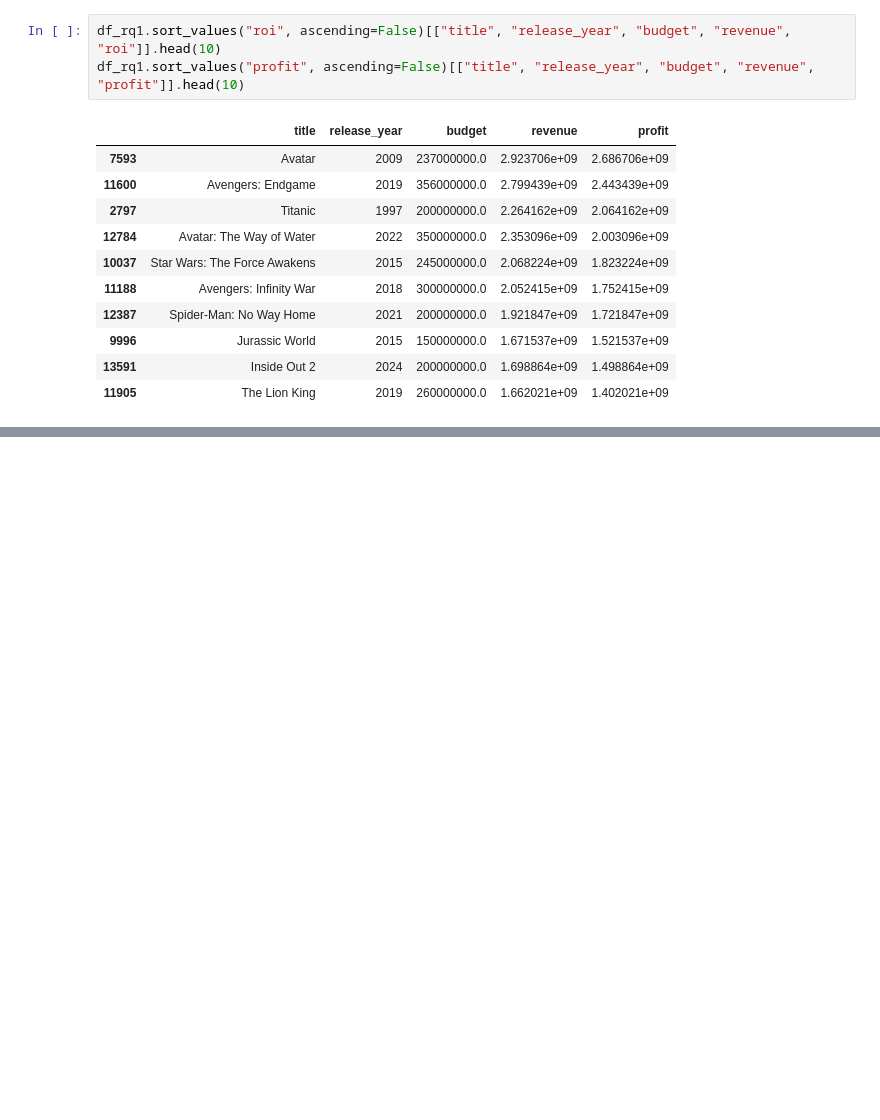
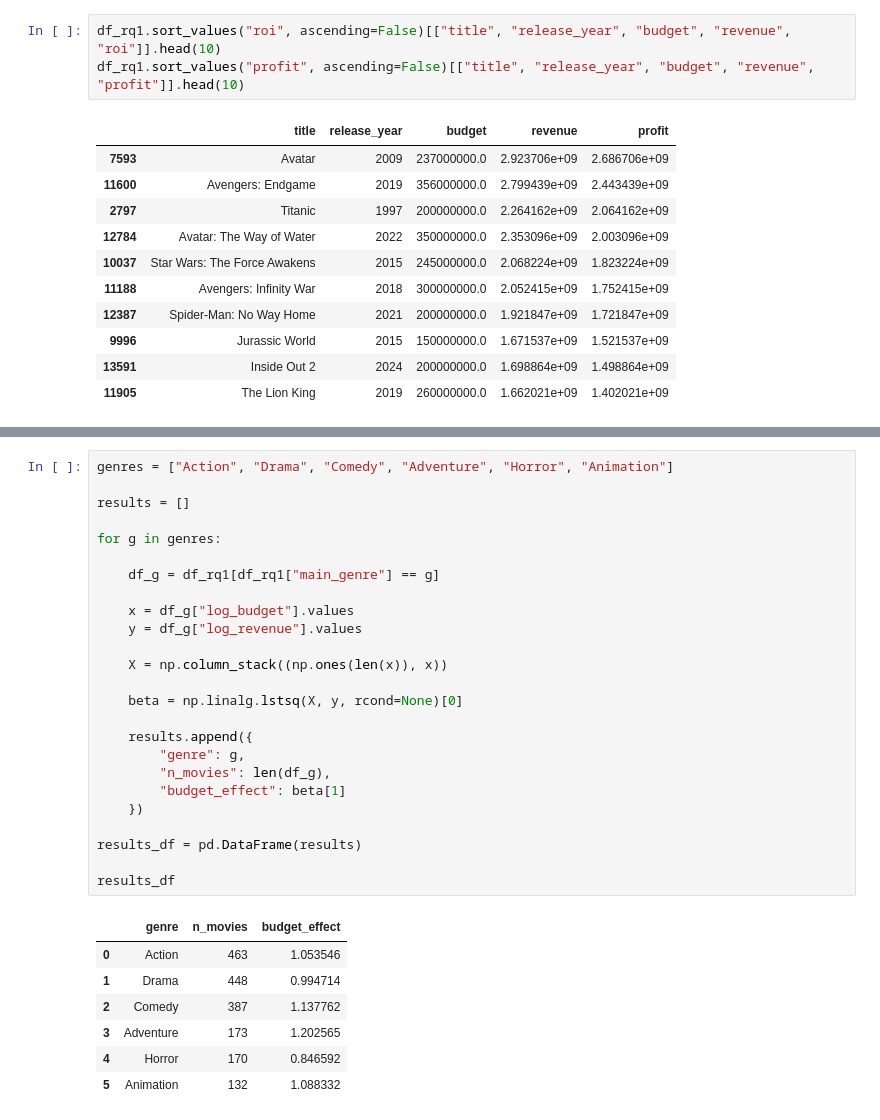
Before and after one commit to Babayaga069/ds_project, a Jupyter notebook: Questions/Q1/analyse.ipynb, the cells around one changed output, grey strips where cells are left out. Cells and saved outputs as stored; diff of their text form; blank space fills up the shorter version.

```diff
--- a/Questions/Q1/analyse.ipynb
+++ b/Questions/Q1/analyse.ipynb
@@ -99,0 +139,33 @@ df_rq1.sort_values("profit", ascending=False)[["title", "release_year", "budget"
+# %%
+genres = ["Action", "Drama", "Comedy", "Adventure", "Horror", "Animation"]
+
+results = []
+
+for g in genres:
+
+    df_g = df_rq1[df_rq1["main_genre"] == g]
+
+    x = df_g["log_budget"].values
+    y = df_g["log_revenue"].values
+
+    X = np.column_stack((np.ones(len(x)), x))
+
+    beta = np.linalg.lstsq(X, y, rcond=None)[0]
+
+    results.append({
+        "genre": g,
+        "n_movies": len(df_g),
+        "budget_effect": beta[1]
+    })
+
+results_df = pd.DataFrame(results)
+
+results_df
+# %% [output]
+|  | genre | n_movies | budget_effect |
+| 0 | Action | 463 | 1.053546 |
+| 1 | Drama | 448 | 0.994714 |
+| 2 | Comedy | 387 | 1.137762 |
+| 3 | Adventure | 173 | 1.202565 |
+| 4 | Horror | 170 | 0.846592 |
+| 5 | Animation | 132 | 1.088332 |
```
Also changed, not shown: parts of 15 cells of this notebook, 8 other files.
